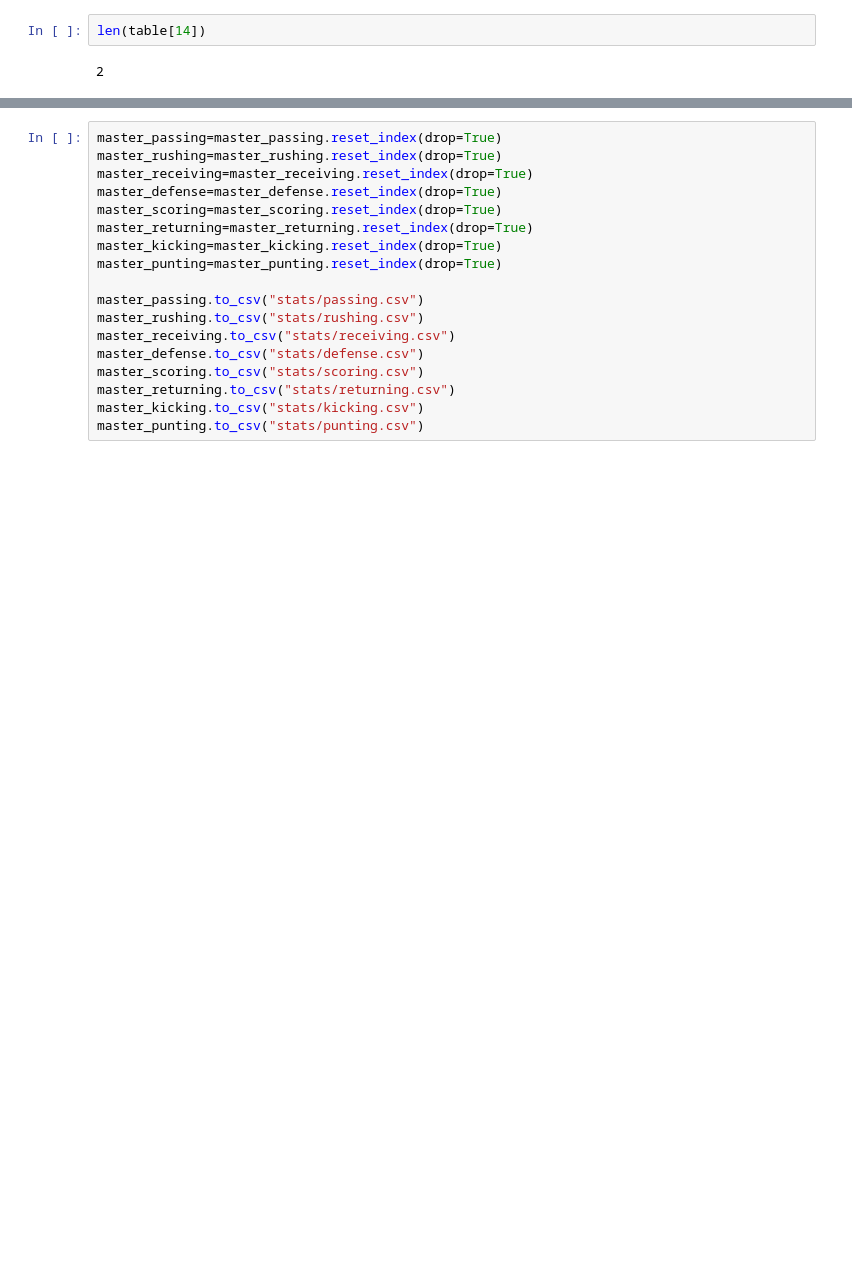
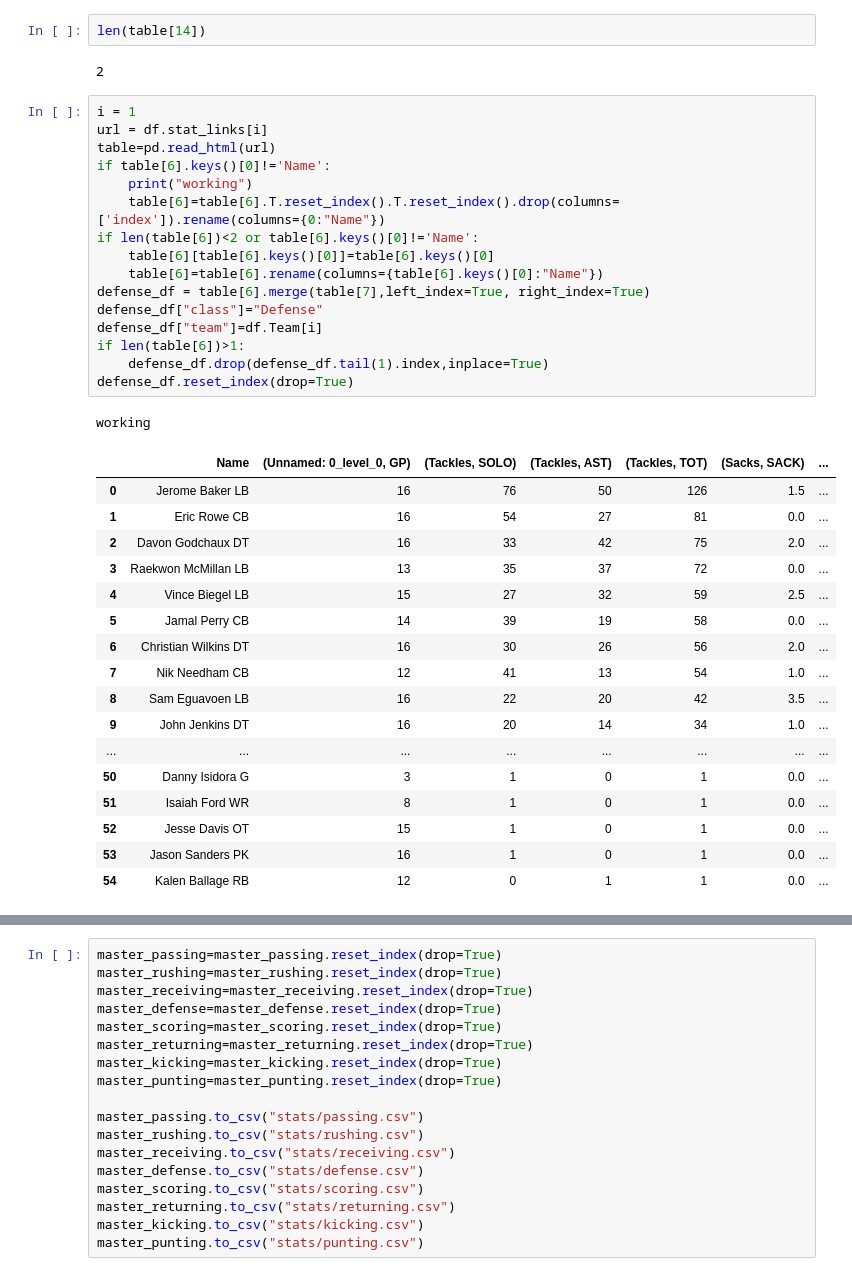
Before and after one commit to nberman12/NFL-ETL-Project, a Jupyter notebook: Daniel/ESPN_NFL_stats.ipynb, the cells around one changed output, grey strips where cells are left out. Saved outputs shown, nothing was run; the diff lists cells and outputs as text; blank space fills up the shorter version.

```diff
--- a/Daniel/ESPN_NFL_stats.ipynb
+++ b/Daniel/ESPN_NFL_stats.ipynb
@@ -131,3 +152,38 @@ for i in range(0,len(df.Team)):
 len(table[14])
 # %% [output]
 2
+# %%
+i = 1
+url = df.stat_links[i]
+table=pd.read_html(url)
+if table[6].keys()[0]!='Name':
+    print("working")
+    table[6]=table[6].T.reset_index().T.reset_index().drop(columns=['index']).rename(columns={0:"Name"})
+if len(table[6])<2 or table[6].keys()[0]!='Name':
+    table[6][table[6].keys()[0]]=table[6].keys()[0]
+    table[6]=table[6].rename(columns={table[6].keys()[0]:"Name"})
+defense_df = table[6].merge(table[7],left_index=True, right_index=True)
+defense_df["class"]="Defense"
+defense_df["team"]=df.Team[i]
+if len(table[6])>1:
+    defense_df.drop(defense_df.tail(1).index,inplace=True)
+defense_df.reset_index(drop=True)
+# %% [output]
+working
+|  | Name | (Unnamed: 0_level_0, GP) | (Tackles, SOLO) | (Tackles, AST) | (Tackles, TOT) | (Sacks, SACK) | ... |
+| 0 | Jerome Baker LB | 16 | 76 | 50 | 126 | 1.5 | ... |
+| 1 | Eric Rowe CB | 16 | 54 | 27 | 81 | 0.0 | ... |
+| 2 | Davon Godchaux DT | 16 | 33 | 42 | 75 | 2.0 | ... |
+| 3 | Raekwon McMillan LB | 13 | 35 | 37 | 72 | 0.0 | ... |
+| 4 | Vince Biegel LB | 15 | 27 | 32 | 59 | 2.5 | ... |
+| 5 | Jamal Perry CB | 14 | 39 | 19 | 58 | 0.0 | ... |
+| 6 | Christian Wilkins DT | 16 | 30 | 26 | 56 | 2.0 | ... |
+| 7 | Nik Needham CB | 12 | 41 | 13 | 54 | 1.0 | ... |
+| 8 | Sam Eguavoen LB | 16 | 22 | 20 | 42 | 3.5 | ... |
+| 9 | John Jenkins DT | 16 | 20 | 14 | 34 | 1.0 | ... |
+| ... | ... | ... | ... | ... | ... | ... | ... |
+| 50 | Danny Isidora G | 3 | 1 | 0 | 1 | 0.0 | ... |
+| 51 | Isaiah Ford WR | 8 | 1 | 0 | 1 | 0.0 | ... |
+| 52 | Jesse Davis OT | 15 | 1 | 0 | 1 | 0.0 | ... |
+| 53 | Jason Sanders PK | 16 | 1 | 0 | 1 | 0.0 | ... |
+| 54 | Kalen Ballage RB | 12 | 0 | 1 | 1 | 0.0 | ... |
```
Also changed, not shown: parts of 3 cells of this notebook, 5 other files.
